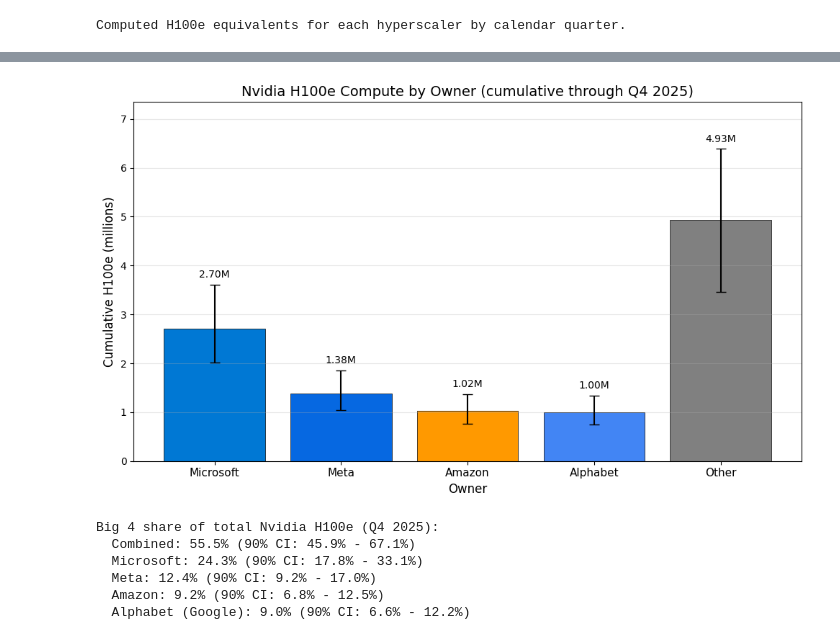
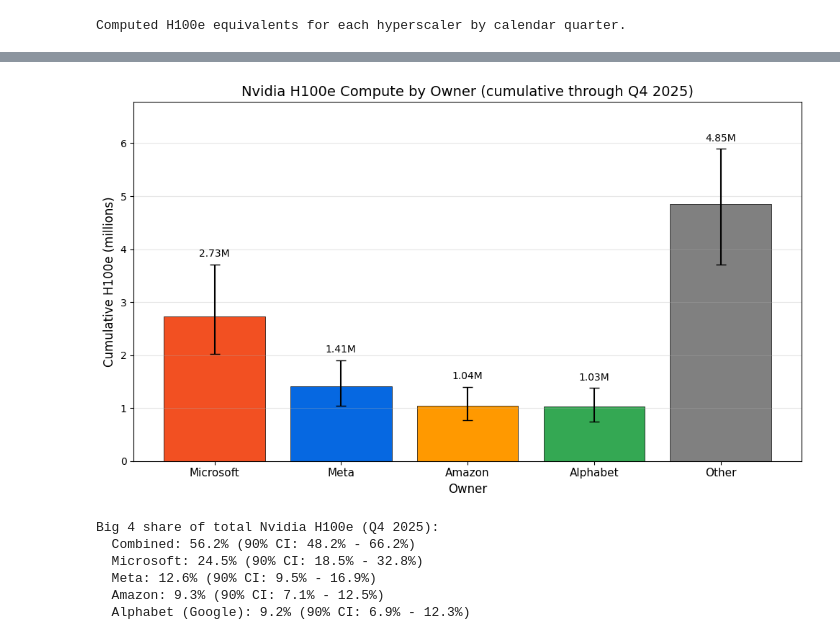
Before and after one commit to epoch-research/ai-chip-counts, a Jupyter notebook: nvidia_owners.ipynb, the cells around one changed output, grey strips where cells are left out. Drawn from its saved outputs; the diff is of its cells as text; code cells hidden in the pictures.

Commit message:
small update to china share modeling

```diff
--- a/nvidia_owners.ipynb
+++ b/nvidia_owners.ipynb
@@ -295,7 +313,8 @@ def allocate_to_hyperscalers(
     hyperscalers,
     hyperscaler_shares,
     hyperscaler_discount_dist,
-    get_non_china_share,
+    get_non_china_chip_share,
+    get_china_revenue_share,
     china_chips,
     baseline_china_share=0.0,
     n_samples=5000,
@@ -305,9 +324,13 @@ def allocate_to_hyperscalers(
 
     Takes the output of estimate_cumulative_chip_sales (total chips per quarter per type)
     and applies two adjustments per hyperscaler:
-      a. China boost: hyperscalers' share of Nvidia $ increases when China buys less
-      b. Non-China rescale: hyperscalers only buy non-China chips, so their share of
-         those specific chips is higher than their share of total revenue
+      a. China boost (uses china_revenue_share): hyperscalers' share of Nvidia $
+         increases when China buys less than the baseline level
+      b. Non-China chip rescale (uses china_chip_share): hyperscalers only buy
+         non-China-spec chips, so their share of those chips is higher
+
+    These are separate concepts because pre-export-controls China bought regular
+    A100s (not China-spec chips), so china_revenue_share > china_chip_share.
 
     Returns:
         dict of {hyperscaler: {quarter: {chip: np.array of samples}}}
@@ -322,16 +345,18 @@ def allocate_to_hyperscalers(
     results = {co: {q: {} for q in quarters} for co in hyperscalers}
 
     for quarter in quarters:
-        non_china_share = get_non_china_share(quarter)
+        non_china_chip_share = get_non_china_chip_share(quarter)
+        china_revenue = get_china_revenue_share(quarter)
+        non_china_revenue = 1 - china_revenue
 
         # Two separate adjustments to hyperscaler share (not double-counting):
         #
-        # 1. China boost (dollar share adjustment):
+        # 1. China boost (dollar share adjustment, based on actual China revenue):
         #    When China buys less than the baseline, US hyperscalers' share of
         #    Nvidia's total $ revenue goes up because they absorb freed supply.
-        #    e.g. if baseline China = 10% and current = 0%, non_china goes from
-        #    90% to 100%, so china_boost = 100%/90% ≈ 1.11x on their $ share.
-        china_boost = non_china_share / (1 - baseline_china_share) if baseline_china_share > 0 else 1.0
+        #    Uses china_revenue_share (not chip share) because pre-export-controls
+        #    China bought regular A100s that don't show up as China-spec chips.
+        china_boost = non_china_revenue / (1 - baseline_china_share) if baseline_china_share > 0 else 1.0
 
         for chip in chip_types:
             total_chips = quarterly_chip_samples[quarter][chip]
@@ -342,9 +367,10 @@ def allocate_to_hyperscalers(
                     share_of_total = share_samples[company]
                     # Adjust for China: hyperscalers buy more $ when China buys less
                     share_of_total_adjusted = share_of_total * china_boost
-                    # Rescale to non-China chips: hyperscalers only buy non-China chips,
-                    # so their share of those chips is higher than their share of total $
-                    share_of_non_china_chips = share_of_total_adjusted / non_china_share
+                    # 2. Rescale to non-China chips (based on China-spec chip share):
+                    #    Hyperscalers only buy non-China-spec chips, so their share
+                    #    of those chips is higher than their share of total revenue.
+                    share_of_non_china_chips = share_of_total_adjusted / non_china_chip_share
                     # Volume discount: hyperscalers get more chips per $ than average
                     adjusted_share = share_of_non_china_chips * discount_samples
                     results[company][quarter][chip] = total_chips * adjusted_share
@@ -362,7 +388,8 @@ hyperscaler_results = allocate_to_hyperscalers(
     hyperscalers=HYPERSCALERS,
     hyperscaler_shares=HYPERSCALER_SHARES,
     hyperscaler_discount_dist=HYPERSCALER_DISCOUNT_FACTOR,
-    get_non_china_share=get_non_china_chip_share,
+    get_non_china_chip_share=get_non_china_chip_share,
+    get_china_revenue_share=get_china_revenue_share,
     china_chips=CHINA_CHIPS,
     baseline_china_share=BASELINE_CHINA_SHARE,
     n_samples=N_SAMPLES,
@@ -745,7 +761,7 @@ for cat in categories:
 fig, ax = plt.subplots(figsize=(10, 6))
 
 x = np.arange(len(categories))
-colors = ['#0078D4', '#0668E1', '#FF9900', '#4285F4', '#808080']  # MS blue, Meta blue, AWS orange, Google blue, gray
+colors = ['#F25022', '#0668E1', '#FF9900', '#34A853', '#808080']  # MS red, Meta blue, AWS orange, Google green, gray
 
 bars = ax.bar(x, np.array(medians) / 1e6,
               yerr=[np.array(errors_low) / 1e6, np.array(errors_high) / 1e6],
@@ -754,40 +770,40 @@ bars = ax.bar(x, np.array(medians) / 1e6,
 ax.set_xlabel('Owner', fontsize=12)
 ax.set_ylabel('Cumulative H100e (millions)', fontsize=12)
 ax.set_title(f'Nvidia H100e Compute by Owner (cumulative through {final_cq})', fontsize=14)
 ax.set_xticks(x)
 ax.set_xticklabels(['Microsoft', 'Meta', 'Amazon', 'Alphabet', 'Other'], fontsize=11)
 
 # Add value labels on bars
 for i, (bar, med) in enumerate(zip(bars, medians)):
     ax.text(bar.get_x() + bar.get_width()/2, bar.get_height() + errors_high[i]/1e6 + 0.1,
             f'{med/1e6:.2f}M', ha='center', va='bottom', fontsize=10)
 
 ax.set_ylim(0, max(np.array(medians) / 1e6 + np.array(errors_high) / 1e6) * 1.15)
 ax.grid(axis='y', alpha=0.3)
 
 plt.tight_layout()
 plt.show()
 
 # Big 4 share of total estimated Nvidia H100e
 total_samples = total_h100e[final_cq]
 big4_sum = sum(hyperscaler_h100e[c][final_cq] for c in HYPERSCALERS)
 big4_share = big4_sum / total_samples
 
 print(f"\nBig 4 share of total Nvidia H100e ({final_cq}):")
 p5, p50, p95 = [np.percentile(big4_share, p) * 100 for p in [5, 50, 95]]
 print(f"  Combined: {p50:.1f}% (90% CI: {p5:.1f}% - {p95:.1f}%)")
 for company in HYPERSCALERS:
     company_share = hyperscaler_h100e[company][final_cq] / total_samples
     p5, p50, p95 = [np.percentile(company_share, p) * 100 for p in [5, 50, 95]]
     print(f"  {company}: {p50:.1f}% (90% CI: {p5:.1f}% - {p95:.1f}%)")
 # %% [output]
-[figure, old version]
+[figure, new version]
 Big 4 share of total Nvidia H100e (Q4 2025):
-  Combined: 55.5% (90% CI: 45.9% - 67.1%)
-  Microsoft: 24.3% (90% CI: 17.8% - 33.1%)
-  Meta: 12.4% (90% CI: 9.2% - 17.0%)
-  Amazon: 9.2% (90% CI: 6.8% - 12.5%)
-  Alphabet (Google): 9.0% (90% CI: 6.6% - 12.2%)
+  Combined: 56.2% (90% CI: 48.2% - 66.2%)
+  Microsoft: 24.5% (90% CI: 18.5% - 32.8%)
+  Meta: 12.6% (90% CI: 9.5% - 16.9%)
+  Amazon: 9.3% (90% CI: 7.1% - 12.5%)
+  Alphabet (Google): 9.2% (90% CI: 6.9% - 12.3%)
 # %%
 # ==============================================
 # EXPORT TO CSV (optional)
```
Also changed, not shown: parts of 7 cells of this notebook, 2 other files.
